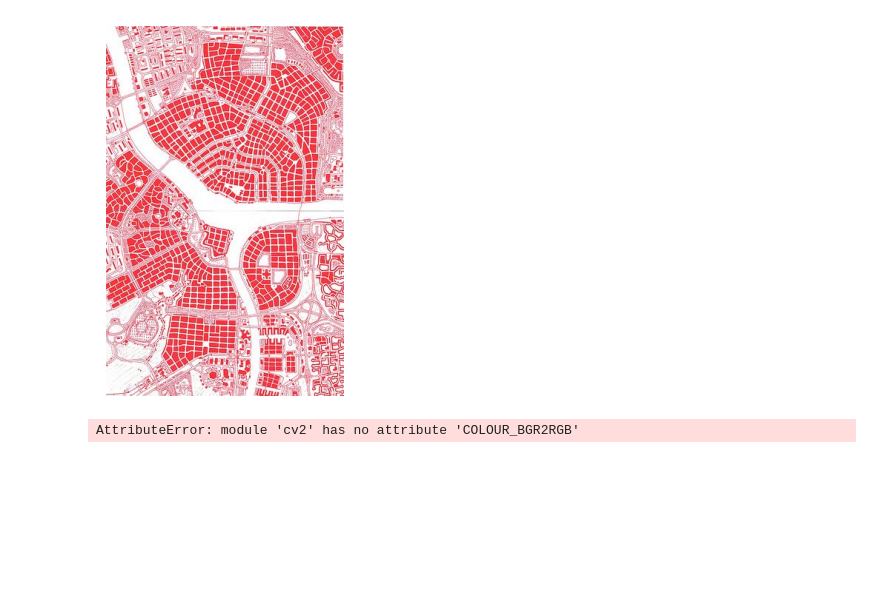
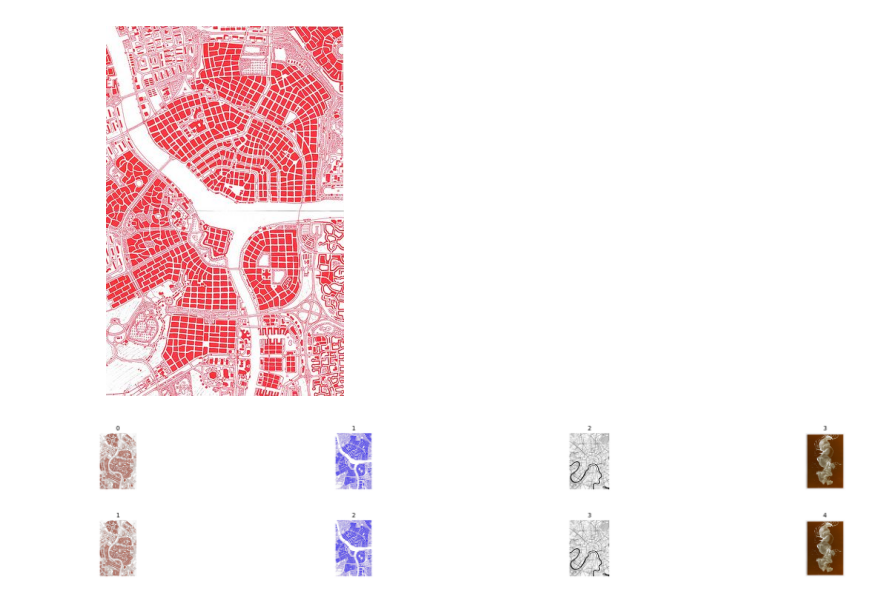
Before and after one commit to arm986877/machine-learning, a Jupyter notebook: RC18_ML.ipynb, the cells around one changed output. Saved outputs shown, nothing was run; the diff lists cells and outputs as text; code cells hidden in the pictures; blank space fills up the shorter version.

```diff
--- a/RC18_ML.ipynb
+++ b/RC18_ML.ipynb
@@ -39,19 +39,38 @@ from glob import glob
 # %%
 #define the directory path
 folder_name = 'loop command'
 path = '/content/drive/My Drive/' + folder_name
 format = '.jpg'
 # read all the images and convert them from BGR to RGB
-images = [cv.imread(file, cv.COLOUR_BGR2RGB) for file in glob(path + '/*' + format)]
+images = [cv.imread(file) for file in glob(path + '/*' + format)]
 #specify number of images
-num_of_data = 5
+num_of_data = 4
 #set up figure for plotting with specigic size and resolution
 plt.figure(figsize=(32,2), dpi=150)
 #loop through images and display them in a subplot
-for i in range(5):
+for i in range(4):
   plt.subplot(1, num_of_data, i+1)
   plt.title(i)
   plt.axis('off')
   plt.imshow(images[i])
 # %% [output]
-AttributeError: module 'cv2' has no attribute 'COLOUR_BGR2RGB'
+[figure, added]
+# %%
+
+
+path = '/content/drive/My Drive/loop command'
+
+# read all the images and convert them from BGR to RGB
+images = [cv.imread(file) for file in glob(path + '/*' + '.jpg')]
+#specify number of images
+num_of_data = 4
+#set up figure for plotting with specigic size and resolution
+plt.figure(figsize=(32,2), dpi=150)
+#loop through images and display them in a subplot
+for i in range(4):
+  plt.subplot(1, num_of_data, i+1)
+  plt.title(i+1)
+  plt.axis('off')
+  plt.imshow(images[i])
+# %% [output]
+[figure, added]
```
